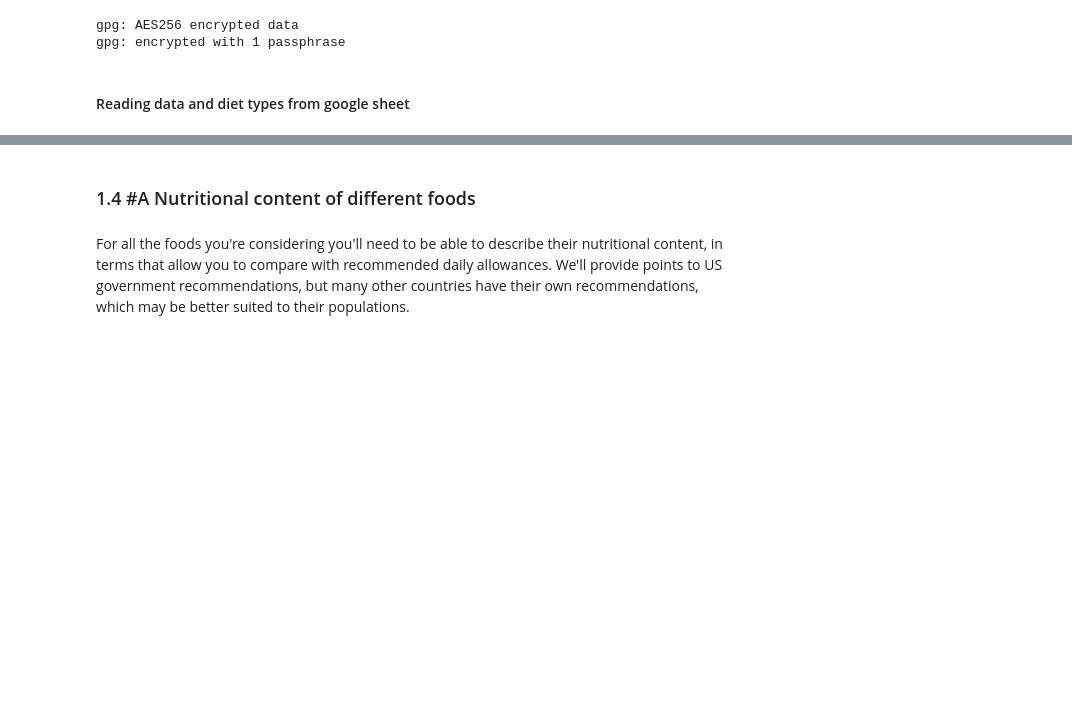
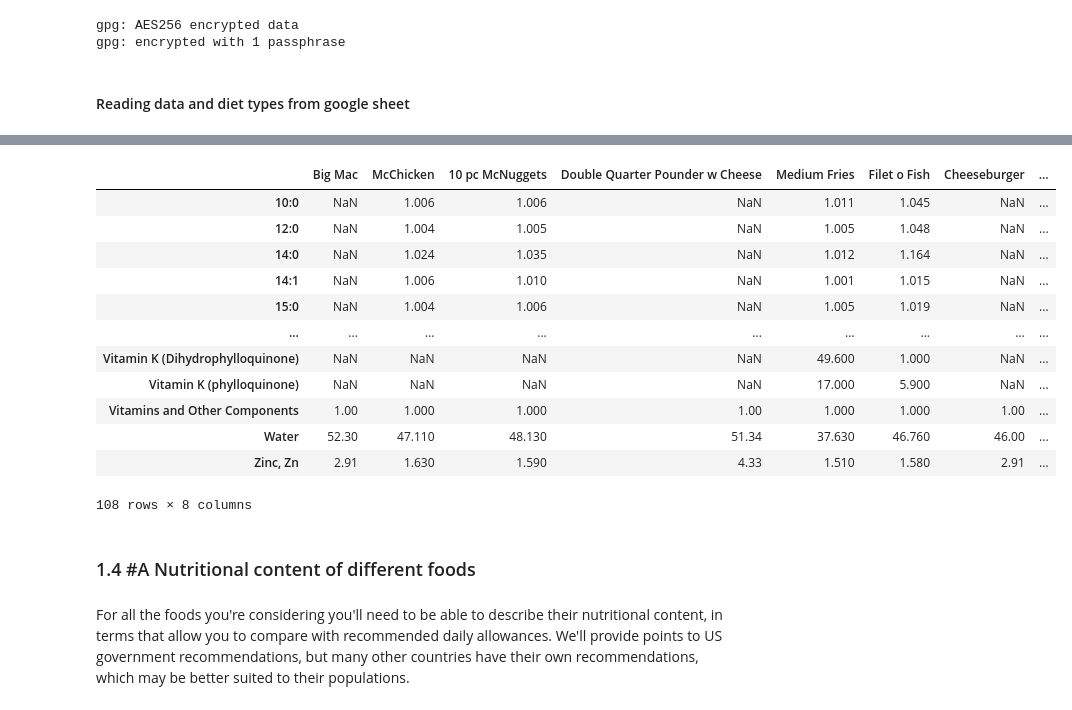
Before and after one commit to Avery-Joseph-Byrne/project2_casimir_funk, a Jupyter notebook: project2.ipynb, the cells around one changed output, grey strips where cells are left out. Drawn from its saved outputs; the diff is of its cells as text; code cells hidden in the pictures; blank space fills up the shorter version.

```diff
--- a/project2.ipynb
+++ b/project2.ipynb
@@ -136,3 +139,20 @@ df
+# %%
+
+D.add(1)
+# %% [output]
+|  | Big Mac | McChicken | 10 pc McNuggets | Double Quarter Pounder w Cheese | Medium Fries | Filet o Fish | Cheeseburger | ... |
+| 10:0 | NaN | 1.006 | 1.006 | NaN | 1.011 | 1.045 | NaN | ... |
+| 12:0 | NaN | 1.004 | 1.005 | NaN | 1.005 | 1.048 | NaN | ... |
+| 14:0 | NaN | 1.024 | 1.035 | NaN | 1.012 | 1.164 | NaN | ... |
+| 14:1 | NaN | 1.006 | 1.010 | NaN | 1.001 | 1.015 | NaN | ... |
+| 15:0 | NaN | 1.004 | 1.006 | NaN | 1.005 | 1.019 | NaN | ... |
+| ... | ... | ... | ... | ... | ... | ... | ... | ... |
+| Vitamin K (Dihydrophylloquinone) | NaN | NaN | NaN | NaN | 49.600 | 1.000 | NaN | ... |
+| Vitamin K (phylloquinone) | NaN | NaN | NaN | NaN | 17.000 | 5.900 | NaN | ... |
+| Vitamins and Other Components | 1.00 | 1.000 | 1.000 | 1.00 | 1.000 | 1.000 | 1.00 | ... |
+| Water | 52.30 | 47.110 | 48.130 | 51.34 | 37.630 | 46.760 | 46.00 | ... |
+| Zinc, Zn | 2.91 | 1.630 | 1.590 | 4.33 | 1.510 | 1.580 | 2.91 | ... |
+108 rows × 8 columns
 # %% [markdown]
 ### 1.4 #A Nutritional content of different foods
 # %% [markdown]
```
Also changed, not shown: parts of 27 cells of this notebook.
